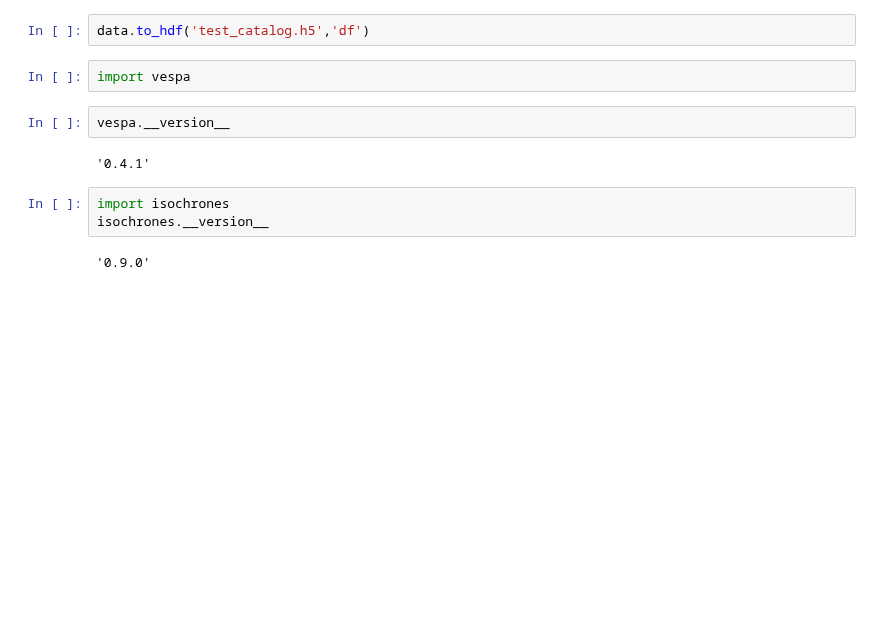
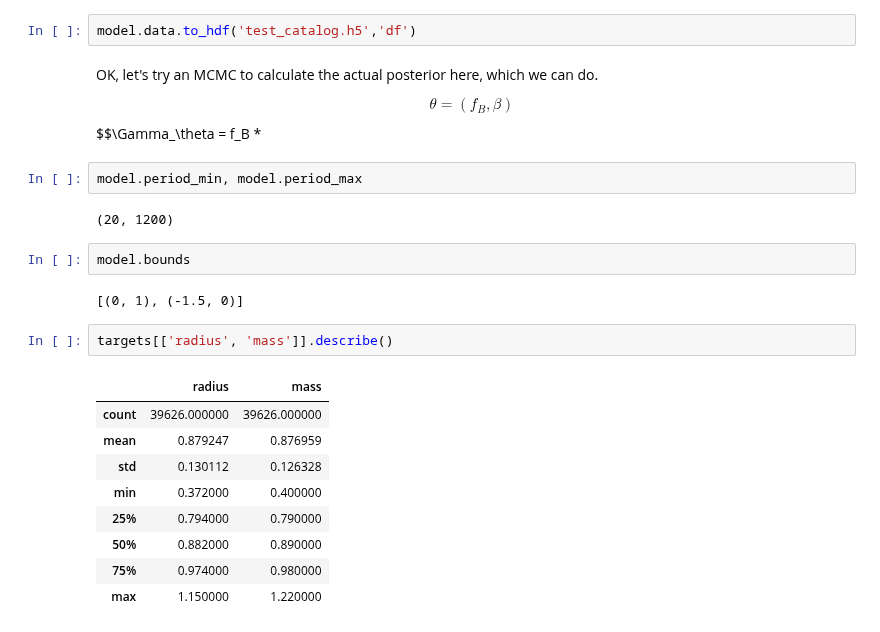
Before and after one commit to timothydmorton/exosyspop, a Jupyter notebook: abc-test.ipynb, the cells around one changed output. Drawn from its saved outputs; the diff is of its cells as text; blank space fills up the shorter version.

```diff
--- a/abc-test.ipynb
+++ b/abc-test.ipynb
@@ -212,13 +243,27 @@ for i in range(15):
 # %%
-data.to_hdf('test_catalog.h5','df')
+model.data.to_hdf('test_catalog.h5','df')
-# %%
-import vespa
-# %%
-vespa.__version__
-# %% [output]
-'0.4.1'
-# %%
-import isochrones
-isochrones.__version__
-# %% [output]
-'0.9.0'
+# %% [markdown]
+OK, let's try an MCMC to calculate the actual posterior here, which we can do.
+
+$$\theta = (f_B, \beta)$$
+$$\Gamma_\theta = f_B *
+# %%
+model.period_min, model.period_max
+# %% [output]
+(20, 1200)
+# %%
+model.bounds
+# %% [output]
+[(0, 1), (-1.5, 0)]
+# %%
+targets[['radius', 'mass']].describe()
+# %% [output]
+|  | radius | mass |
+| count | 39626.000000 | 39626.000000 |
+| mean | 0.879247 | 0.876959 |
+| std | 0.130112 | 0.126328 |
+| min | 0.372000 | 0.400000 |
+| 25% | 0.794000 | 0.790000 |
+| 50% | 0.882000 | 0.890000 |
+| 75% | 0.974000 | 0.980000 |
+| max | 1.150000 | 1.220000 |
```
Also changed, not shown: parts of 23 cells of this notebook, 5 other files.
